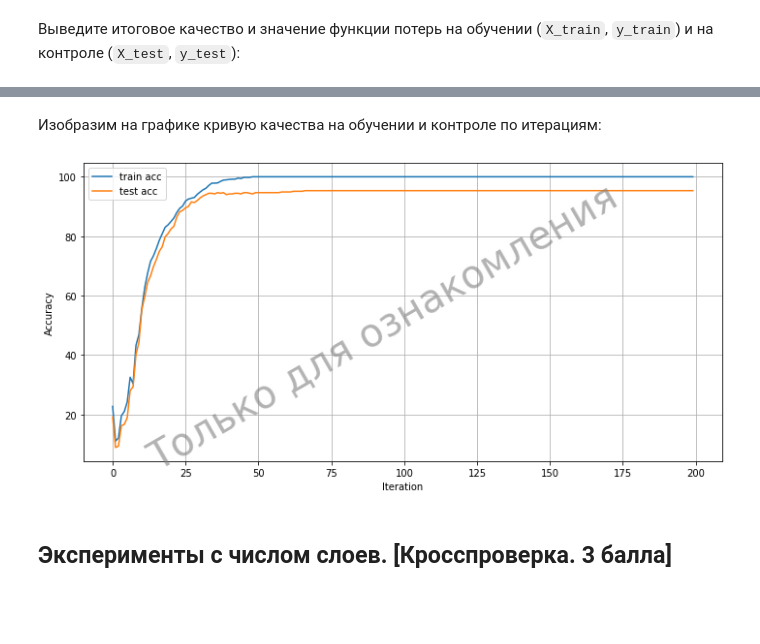
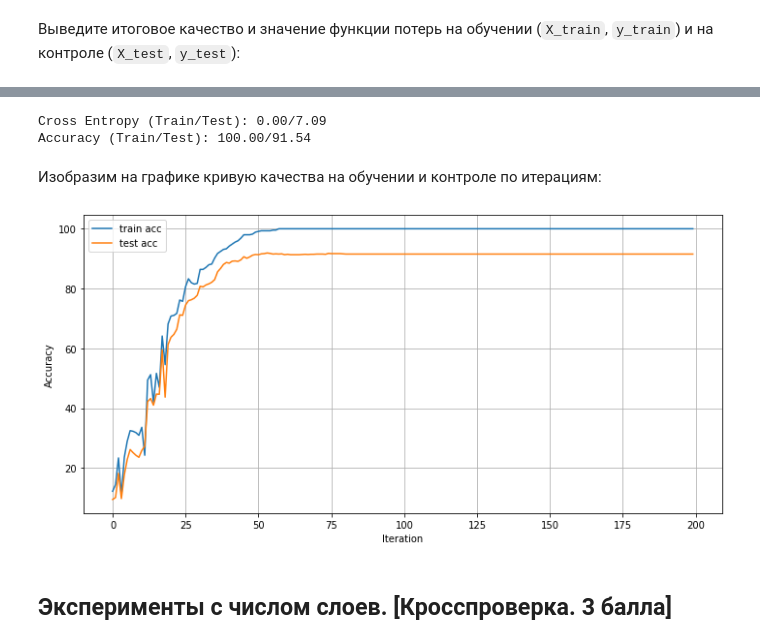
Before and after one commit to ViktorooReps/dl-2022, a Jupyter notebook: Homework_1.1._Dense_Networks.ipynb, the cells around one changed output, grey strips where cells are left out. Cells and saved outputs as stored; diff of their text form; code cells hidden in the pictures; blank space fills up the shorter version.

```diff
--- a/Homework_1.1._Dense_Networks.ipynb
+++ b/Homework_1.1._Dense_Networks.ipynb
@@ -86,11 +84,12 @@ Identity() True
 Теперь реализуем слой нелинейности $\text{ReLU}(y) = \max(0, y)$. Параметров у слоя нет. Метод `forward` должен вернуть результат поэлементного применения $\text{ReLU}$ к входному массиву.
 # %%
 class ReLU(torch.nn.Module):
+
     def __init__(self):
         '''
         Слой ReLU поэлементно применяет rectified linear unit к своему входу
         '''
-        ### your code here
+        super().__init__()
 
     def forward(self, x: torch.Tensor) -> torch.Tensor:
         '''
@@ -292,8 +312,14 @@ CrossEntropyLoss() tensor(4.4594)
 
 Для хранения модулей можете использовать любой из контейнеров на ваш вкус.
 # %%
+from collections import OrderedDict
+from itertools import starmap, chain
+from typing import Iterable, Tuple, Type
+from torch import nn
+
+
 class DenseNetwork(torch.nn.Module):
-    def __init__(self, in_features, hidden_size, n_classes, n_layers, activation=ReLU):
+    def __init__(self, in_features: int, hidden_size: int, n_classes: int, n_layers: int, activation: Type[torch.nn.Module] = ReLU):
         '''
         :param int in_features: Число входных признаков
         :param int hidden_size: Размер скрытых слоёв
@@ -303,8 +329,18 @@ class DenseNetwork(torch.nn.Module):
         '''
         super().__init__()
 
-        ### your code here
-        self.layers = ...
+        in_sizes = [in_features] + [hidden_size] * (n_layers - 1)
+        out_sizes = [hidden_size] * (n_layers - 1) + [n_classes]
+        add_activation = [True] * (n_layers - 1) + [False]
+
+        def layer_generator(n_layer: int, in_size: int, out_size: int, add_activation_: bool) -> Iterable[Tuple[str, nn.Module]]:
+            yield f'{Linear.__name__}_layer:{n_layer}', Linear(in_features=in_size, out_features=out_size)
+            if add_activation_:
+                yield f'{activation.__name__}_layer:{n_layer}', activation()
+
+        layer_generators = starmap(layer_generator, zip(range(n_layers), in_sizes, out_sizes, add_activation))
+        layers = chain.from_iterable(layer_generators)
+        self.layers = nn.Sequential(OrderedDict(layers))
 
     def forward(self, x: torch.Tensor) -> torch.Tensor:
         '''
@@ -312,7 +348,9 @@ class DenseNetwork(torch.nn.Module):
         :param torch.Tensor x: Входной тензор размера [batch_size, in_features]
         :returns: Матрица логитов размера [batch_size, n_classes]
         '''
-        ### your code here
+        if x.dtype == torch.double:
+            x = x.to(torch.float)
+        return self.layers(x)
 # %% [markdown]
 Проверьте, что ваша реализация сети проходит минимальные тесты:
 # %%
@@ -398,3 +433,8 @@ X_train, X_test, y_train, y_test = ..., ..., ..., ...
+# %%
+def tensor_convert(np_array: np.ndarray) -> torch.Tensor:
+    return torch.tensor(np_array, device=torch.device('cpu'))
+
+X_train, X_test, y_train, y_test = map(tensor_convert, train_test_split(X, y, train_size=1/4, test_size=3/4))
 # %%
 print(X_train.shape, X_test.shape, y_train.shape, y_test.shape)
 # %% [output]
@@ -625,24 +681,24 @@ Accuracy (Train/Test): 100.000/95.333
+# %%
+print(f'Cross Entropy (Train/Test): {train_losses[-1]:.2f}/{test_losses[-1]:.2f}')
+print(f'Accuracy (Train/Test): {train_accs[-1]:.2f}/{test_accs[-1]:.2f}')
+# %% [output]
+Cross Entropy (Train/Test): 0.00/7.09
+Accuracy (Train/Test): 100.00/91.54
 # %% [markdown]
 Изобразим на графике кривую качества на обучении и контроле по итерациям:
 # %%
 fig, ax = plt.subplots(1, 1, figsize=(10, 5))
 ax.plot(train_accs, label="train acc")
 ax.plot(test_accs, label="test acc")
 ax.set_xlabel("Iteration")
 ax.set_ylabel("Accuracy")
 ax.grid(True)
 ax.legend()
 
-fig.text(
-    0.5, 0.5, 'Только для ознакомления',
-    fontsize=40, color='gray', alpha=0.6,
-    ha='center', va='center', rotation='30'
-)
-
 fig.tight_layout()
 plt.show()
 # %% [output]
-[figure, old version]
+[figure, new version]
 # %% [markdown]
 ## Эксперименты с числом слоев. [Кросспроверка. 3 балла]
 # %% [markdown]
```
Also changed, not shown: parts of 45 cells of this notebook.
